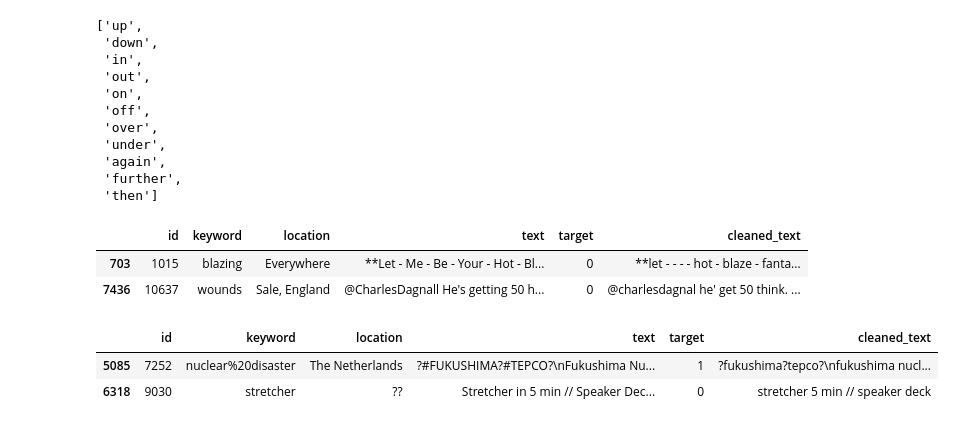
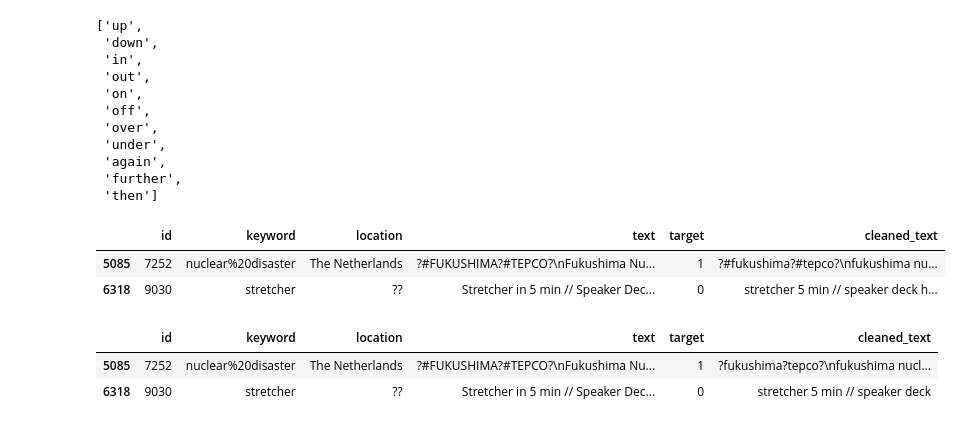
Before and after one commit to huangjunxin/DisasterTweetsAuthenticityClassification, a Jupyter notebook: kaggle_nlp.ipynb, the cells around one changed output. Saved outputs shown, nothing was run; the diff lists cells and outputs as text; code cells hidden in the pictures.

```diff
--- a/kaggle_nlp.ipynb
+++ b/kaggle_nlp.ipynb
@@ -142,12 +142,12 @@ def remove_stopwords(texts):
     return " ".join(nun_stop_words)
 # %%
 training_data['cleaned_text'] = training_data['cleaned_text'].apply(remove_stopwords)
-# %%
-training_data.sample(2)
-# %% [output]
-|  | id | keyword | location | text | target | cleaned_text |
-| 703 | 1015 | blazing | Everywhere | **Let - Me - Be - Your - Hot - Bl... | 0 | **let - - - - hot - blaze - fanta... |
-| 7436 | 10637 | wounds | Sale, England | @CharlesDagnall He's getting 50 h... | 0 | @charlesdagnal he' get 50 think. ... |
+# %%
+training_data.loc[[5085, 6318]]
+# %% [output]
+|  | id | keyword | location | text | target | cleaned_text |
+| 5085 | 7252 | nuclear%20disaster | The Netherlands | ?#FUKUSHIMA?#TEPCO?\nFukushima Nu... | 1 | ?#fukushima?#tepco?\nfukushima nu... |
+| 6318 | 9030 | stretcher | ?? | Stretcher in 5 min // Speaker Dec... | 0 | stretcher 5 min // speaker deck h... |
 # %%
 # Remove unwanted text- Text Cleaning nonsense words like url, https:// #
 def remove_nonsense(x):
```
Also changed, not shown: parts of 9 cells of this notebook, 1 other file.
